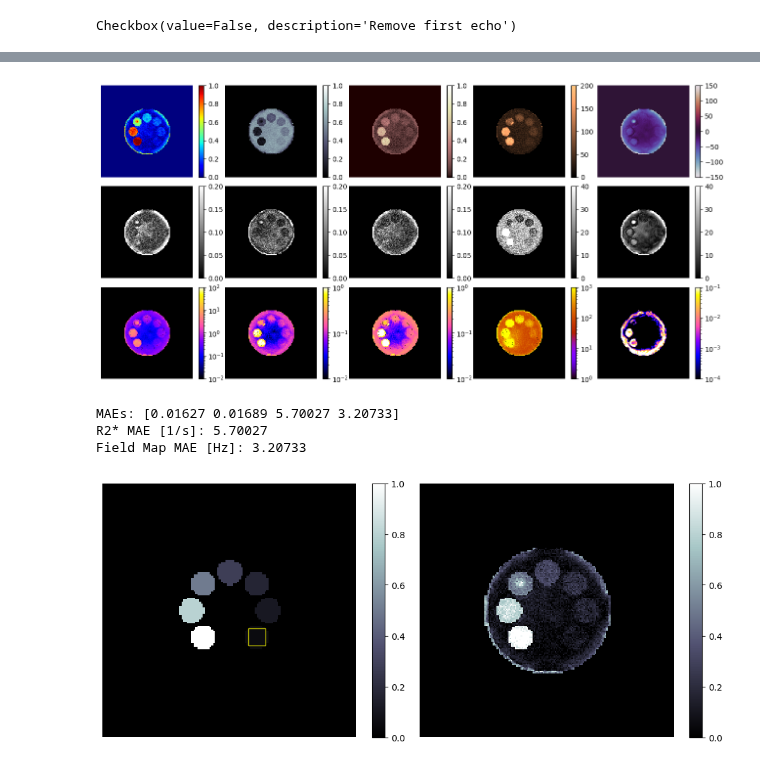
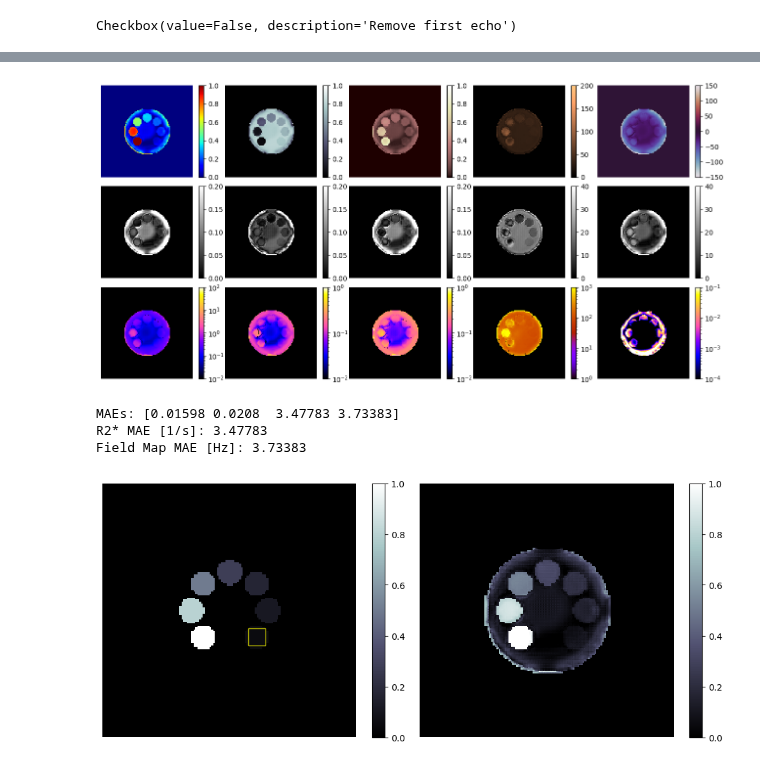
Before and after one commit to jpmeneses/IDEAL-GAN, a Jupyter notebook: ROI_phantom.ipynb, the cells around one changed output, grey strips where cells are left out. Drawn from its saved outputs; the diff is of its cells as text; code cells hidden in the pictures.

```diff
--- a/ROI_phantom.ipynb
+++ b/ROI_phantom.ipynb
@@ -23,7 +23,7 @@ from itertools import cycle
 ############################################################
 # dataset_dir = '../MATLAB/waterFatSignalPhantom/data_out/'
 dataset_dir = '../../OneDrive - Universidad Católica de Chile/Documents/MATLAB/waterFatSignalPhantom/data_out/'
-dataset_hdf5_1 = 'phantom_SNR10.hdf5'
+dataset_hdf5_1 = 'mod_phantom_SNR99.hdf5'
 
 ############################################################
 ################### LOAD DATASET 1 #########################
@@ -391,11 +391,12 @@ if A2B_var is not None: #bayesian
 # %%
-PDFF_var = F_var/(f_aux**2 + 1e-8)
-PDFF_var -= 2 * WF_var / (f_aux*(w_aux+f_aux) + 1e-12)
-PDFF_var += (W_var + F_var + 2*WF_var)/(w_aux + f_aux + 1e-12)
-PDFF_var *= f_aux**2 / (w_aux+f_aux + 1e-6)**2 #[W_var,WF_var,F_var]
-PDFF_var[PDFF_var<=0.0] = 1e-2
+if A2B_var is not None: #bayesian
+    PDFF_var = F_var/(f_aux**2 + 1e-8)
+    PDFF_var -= 2 * WF_var / (f_aux*(w_aux+f_aux) + 1e-12)
+    PDFF_var += (W_var + F_var + 2*WF_var)/(w_aux + f_aux + 1e-12)
+    PDFF_var *= f_aux**2 / (w_aux+f_aux + 1e-6)**2 #[W_var,WF_var,F_var]
+    PDFF_var[PDFF_var<=0.0] = 1e-2
 
-plt.matshow(PDFF_var, cmap='gnuplot2', norm=LogNorm(vmin=1e-2,vmax=1e2))
-plt.colorbar()
-plt.axis('off')
+    plt.matshow(PDFF_var, cmap='gnuplot2', norm=LogNorm(vmin=1e-2,vmax=1e2))
+    plt.colorbar()
+    plt.axis('off')
 # %% [output]
@@ -404,5 +404,8 @@ plt.axis('off')
 # %%
-fig,axs=plt.subplots(figsize=(12.7, 6), nrows=3, ncols=5)
+if A2B_var is not None: #bayesian
+    fig,axs=plt.subplots(figsize=(12.7, 6), nrows=3, ncols=5)
+else:
+    fig,axs=plt.subplots(figsize=(12.7, 4), nrows=2, ncols=5)
 
 # Estimated maps in the first row
 FF_ok = axs[0,0].imshow(PDFF_res, cmap='jet',
@@ -428,55 +431,56 @@ axs[0,4].axis('off')
 
 # Abs. error in the second row
 FF_est =axs[1,0].imshow(np.abs(PDFF_res-PDFF_gt), cmap='gray',
                         interpolation='none', vmin=0, vmax=0.2)
 fig.colorbar(FF_est, ax=axs[1,0])
 axs[1,0].axis('off')
 W_est = axs[1,1].imshow(np.abs(w_aux-wn_aux), cmap='gray',
                         interpolation='none', vmin=0, vmax=0.2)
 fig.colorbar(W_est, ax=axs[1,1])
 axs[1,1].axis('off')
 
 F_est = axs[1,2].imshow(np.abs(f_aux-fn_aux), cmap='gray',
                         interpolation='none', vmin=0, vmax=0.2)
 fig.colorbar(F_est, ax=axs[1,2])
 axs[1,2].axis('off')
 
 r2_est= axs[1,3].imshow(np.abs(r2_aux-r2n_aux), cmap='gray',
                         interpolation='none', vmin=0.0, vmax=r2_sc/5)
 fig.colorbar(r2_est, ax=axs[1,3])
 axs[1,3].axis('off')
 
 field_est = axs[1,4].imshow(np.abs(field_aux-fieldn_aux), cmap='gray',
                             interpolation='none', vmin=0.0, vmax=r2_sc/5)
 fig.colorbar(field_est, ax=axs[1,4])
 axs[1,4].axis('off')
 
-# Uncertainty maps in the third row
-WF_uq = axs[2,0].matshow(PDFF_var, cmap='gnuplot2',
-                         norm=LogNorm(vmin=1e-2,vmax=1e2))
-fig.colorbar(WF_uq, ax=axs[2,0])
-axs[2,0].axis('off')
-W_uq = axs[2,1].matshow(W_var, cmap='gnuplot2',
-                        norm=LogNorm(vmin=1e-2,vmax=1e0))
-fig.colorbar(W_uq, ax=axs[2,1])
-axs[2,1].axis('off')
-F_uq = axs[2,2].matshow(F_var, cmap='gnuplot2',
-                        norm=LogNorm(vmin=1e-2,vmax=1e0))
-fig.colorbar(F_uq, ax=axs[2,2])
-axs[2,2].axis('off')
-r2s_uq=axs[2,3].matshow(r2s_var, cmap='gnuplot',
-                        norm=LogNorm(vmin=1e0,vmax=1e3))
-fig.colorbar(r2s_uq, ax=axs[2,3])
-axs[2,3].axis('off')
-field_uq = axs[2,4].matshow(field_var, cmap='gnuplot2',
-                            norm=LogNorm(vmin=1e-4,vmax=1e-1))
-fig.colorbar(field_uq, ax=axs[2,4])
-axs[2,4].axis('off')
+if A2B_var is not None: #bayesian
+    # Uncertainty maps in the third row
+    WF_uq = axs[2,0].matshow(PDFF_var, cmap='gnuplot2',
+                             norm=LogNorm(vmin=1e-2,vmax=1e2))
+    fig.colorbar(WF_uq, ax=axs[2,0])
+    axs[2,0].axis('off')
+    W_uq = axs[2,1].matshow(W_var, cmap='gnuplot2',
+                            norm=LogNorm(vmin=1e-2,vmax=1e0))
+    fig.colorbar(W_uq, ax=axs[2,1])
+    axs[2,1].axis('off')
+    F_uq = axs[2,2].matshow(F_var, cmap='gnuplot2',
+                            norm=LogNorm(vmin=1e-2,vmax=1e0))
+    fig.colorbar(F_uq, ax=axs[2,2])
+    axs[2,2].axis('off')
+    r2s_uq=axs[2,3].matshow(r2s_var, cmap='gnuplot',
+                            norm=LogNorm(vmin=1e0,vmax=1e3))
+    fig.colorbar(r2s_uq, ax=axs[2,3])
+    axs[2,3].axis('off')
+    field_uq = axs[2,4].matshow(field_var, cmap='gnuplot2',
+                                norm=LogNorm(vmin=1e-4,vmax=1e-1))
+    fig.colorbar(field_uq, ax=axs[2,4])
+    axs[2,4].axis('off')
 
 plt.subplots_adjust(top=1,bottom=0,right=1,left=0,hspace=0.1,wspace=0)
 tl.make_space_above(axs,topmargin=0.6)
 # %% [output]
-[figure, old version]
+[figure, new version]
 # %%
 MAE_w = np.mean(tf.abs(w_aux-wn_aux), axis=(0,1))
 MAE_f = np.mean(tf.abs(f_aux-fn_aux), axis=(0,1))
@@ -486,9 +490,9 @@ print('MAEs:',np.round([MAE_w,MAE_f,MAE_r2,MAE_fm],5))
 print('R2* MAE [1/s]:',np.round(MAE_r2,5))
 print('Field Map MAE [Hz]:',np.round(MAE_fm,5))
 # %% [output]
-MAEs: [0.01627 0.01689 5.70027 3.20733]
-R2* MAE [1/s]: 5.70027
-Field Map MAE [Hz]: 3.20733
+MAEs: [0.01598 0.0208  3.47783 3.73383]
+R2* MAE [1/s]: 3.47783
+Field Map MAE [Hz]: 3.73383
 # %%
 # Segmentation rectangle (ref. values for test data N°105)
 verts_list = {1:   (69,109),#ok
@@ -528,7 +532,7 @@ plt.margins(0,0)
 plt.gca().xaxis.set_major_locator(plt.NullLocator())
 plt.gca().yaxis.set_major_locator(plt.NullLocator())
 # %% [output]
-[figure, old version]
+[figure, new version]
 # %%
 r1,r2 = sup_y,(sup_y+rect_hgt)
 c1,c2 = left_x,(left_x+rect_wdt)
```
Also changed, not shown: parts of 9 cells of this notebook.
